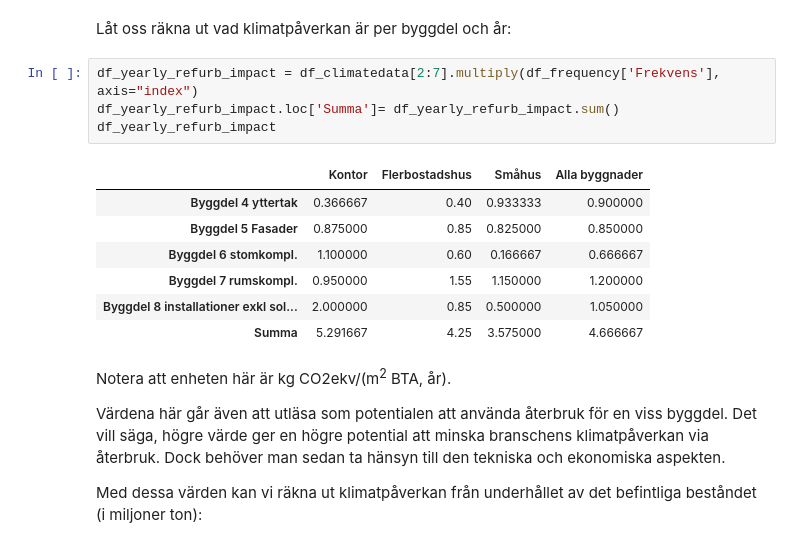
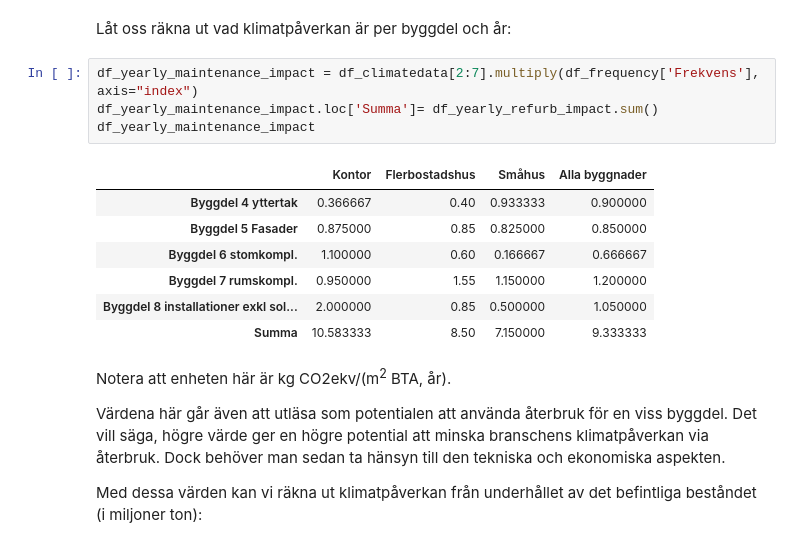
Before and after one commit to handmadethings/climate-impact-real-estate-se, a Jupyter notebook: climate-impact-re-se.ipynb, the cells around one changed output. Saved outputs shown, nothing was run; the diff lists cells and outputs as text.

Commit message:
Complete impact from maintenance¨

```diff
--- a/climate-impact-re-se.ipynb
+++ b/climate-impact-re-se.ipynb
@@ -207,17 +207,17 @@ df_frequency
 # %% [markdown]
 Låt oss räkna ut vad klimatpåverkan är per byggdel och år:
 # %%
-df_yearly_refurb_impact = df_climatedata[2:7].multiply(df_frequency['Frekvens'], axis="index")
-df_yearly_refurb_impact.loc['Summa']= df_yearly_refurb_impact.sum()
-df_yearly_refurb_impact
+df_yearly_maintenance_impact = df_climatedata[2:7].multiply(df_frequency['Frekvens'], axis="index")
+df_yearly_maintenance_impact.loc['Summa']= df_yearly_refurb_impact.sum()
+df_yearly_maintenance_impact
 # %% [output]
 |  | Kontor | Flerbostadshus | Småhus | Alla byggnader |
 | Byggdel 4 yttertak | 0.366667 | 0.40 | 0.933333 | 0.900000 |
 | Byggdel 5 Fasader | 0.875000 | 0.85 | 0.825000 | 0.850000 |
 | Byggdel 6 stomkompl. | 1.100000 | 0.60 | 0.166667 | 0.666667 |
 | Byggdel 7 rumskompl. | 0.950000 | 1.55 | 1.150000 | 1.200000 |
 | Byggdel 8 installationer exkl sol... | 2.000000 | 0.85 | 0.500000 | 1.050000 |
-| Summa | 5.291667 | 4.25 | 3.575000 | 4.666667 |
+| Summa | 10.583333 | 8.50 | 7.150000 | 9.333333 |
 # %% [markdown]
 Notera att enheten här är kg CO2ekv/(m<sup>2</sup> BTA, år).
 
```
Also changed, not shown: parts of 3 cells of this notebook, 1 other file.
